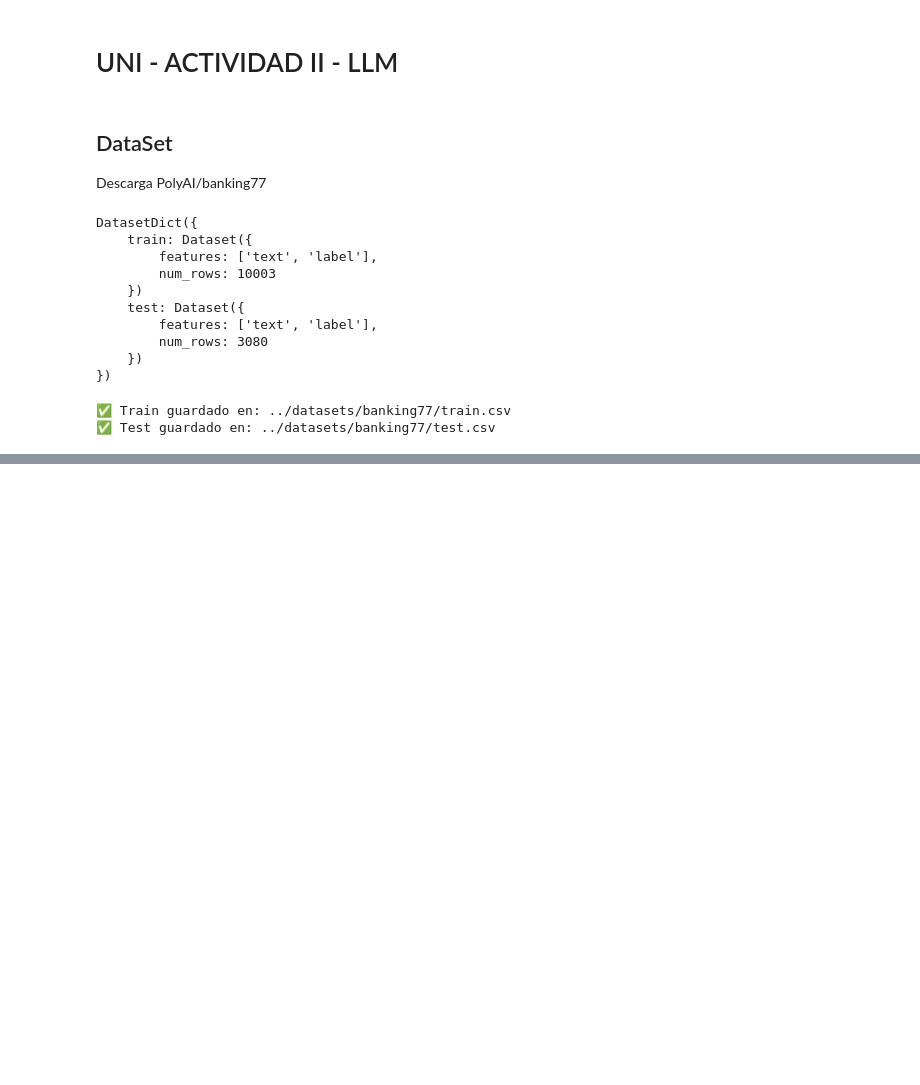
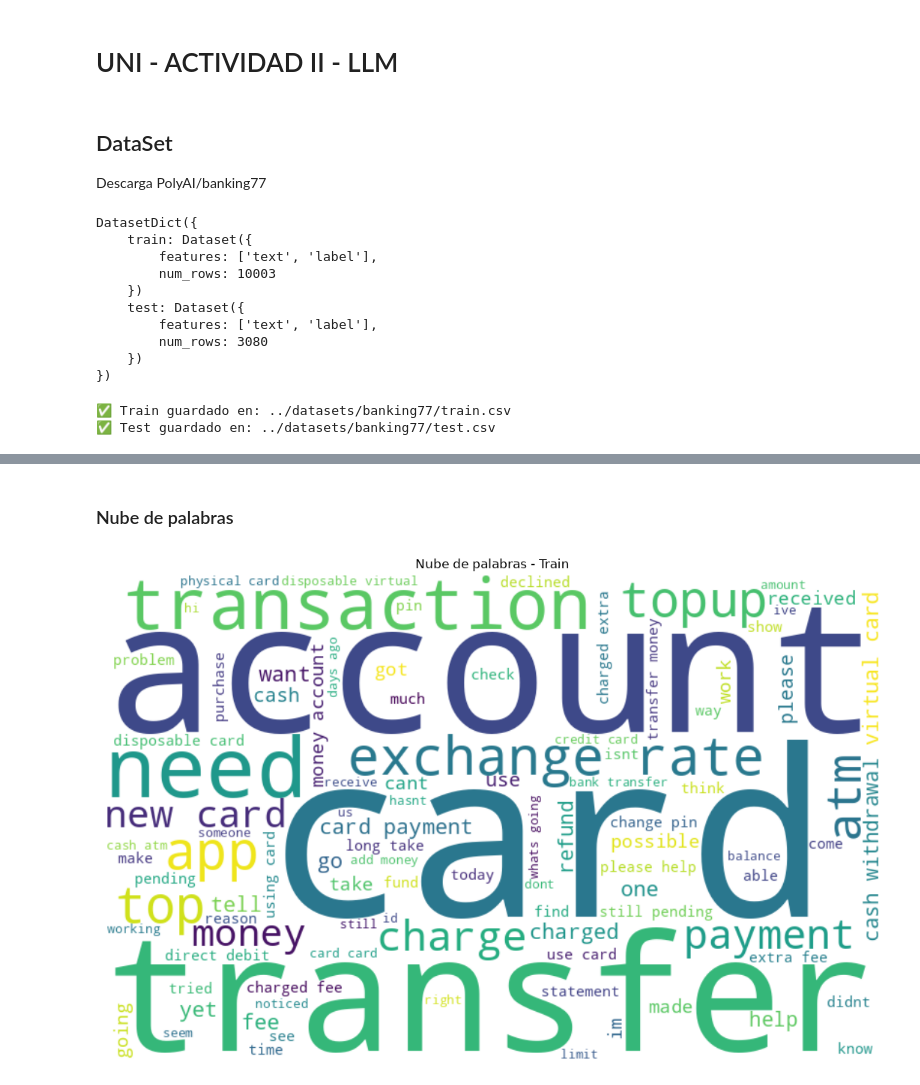
Before and after one commit to fvcastellanos/uni-cognit-systems, a Jupyter notebook: notebooks/Actividad-2-llm.ipynb, the cells around one changed output, grey strips where cells are left out. Saved outputs shown, nothing was run; the diff lists cells and outputs as text; code cells hidden in the pictures; blank space fills up the shorter version.

```diff
--- a/notebooks/Actividad-2-llm.ipynb
+++ b/notebooks/Actividad-2-llm.ipynb
@@ -44,0 +300,24 @@ DatasetDict({
+# %% [markdown]
+### Nube de palabras
+# %%
+# ---------------------------------------------------------
+# f. Nube de palabras
+# ---------------------------------------------------------
+texto_completo = " ".join(df_train["text_clean"])
+
+wordcloud = WordCloud(
+    width=800,
+    height=500,
+    background_color="white",
+    colormap="viridis",
+    max_words=100
+).generate(texto_completo)
+
+plt.figure(figsize=(14, 7))
+plt.imshow(wordcloud, interpolation="bilinear")
+plt.axis("off")
+plt.title("Nube de palabras - Train")
+plt.tight_layout()
+plt.show()
+# %% [output]
+[figure, added]
```
Also changed, not shown: parts of 21 cells of this notebook, 1 other file.
